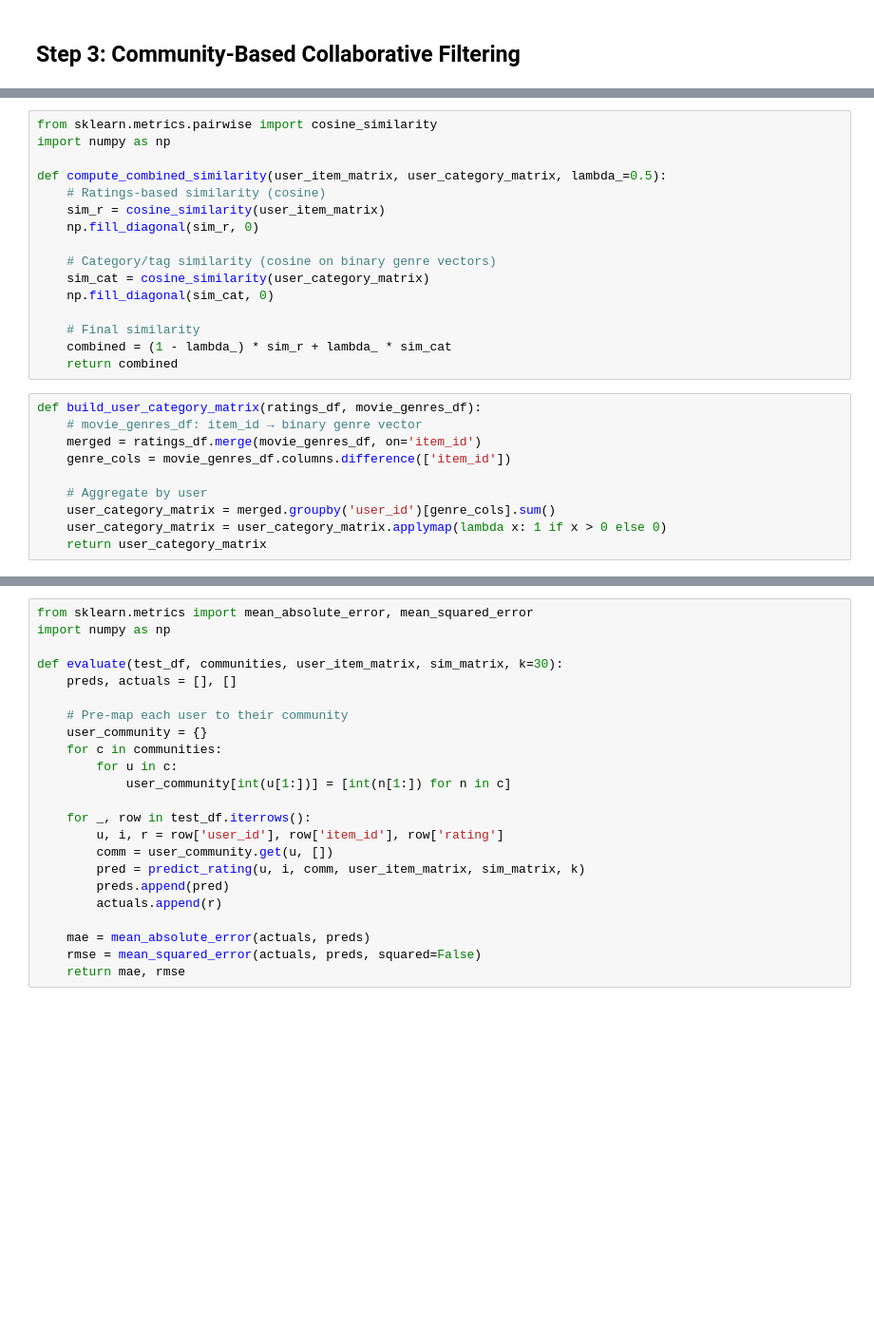
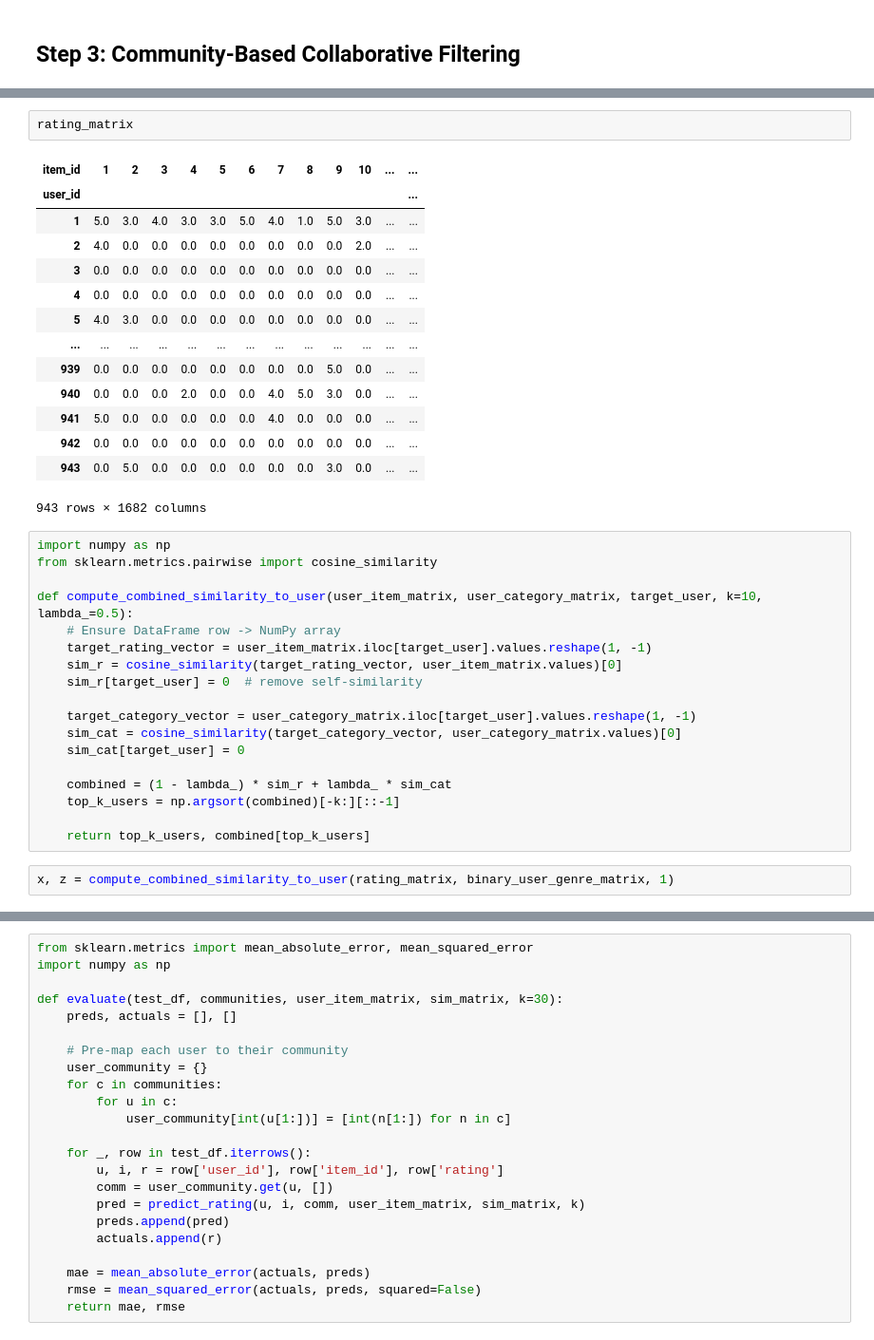
Before and after one commit to MatteoZorzi/RecomenderSystemsProject, a Jupyter notebook: PaperImplementation.ipynb, the cells around one changed output, grey strips where cells are left out. Shown at 95% size. Drawn from its saved outputs; the diff is of its cells as text; blank space fills up the shorter version.

```diff
--- a/PaperImplementation.ipynb
+++ b/PaperImplementation.ipynb
@@ -477,27 +487,38 @@ Community 28: [17, 42, 77, 112, 125, 190, 199, 220, 402, 440, 447, 475, 479, 526
+# %%
+rating_matrix
+# %% [output]
+| item_id | 1 | 2 | 3 | 4 | 5 | 6 | 7 | 8 | 9 | 10 | ... | ... |
+| user_id |  |  |  |  |  |  |  |  |  |  |  | ... |
+| 1 | 5.0 | 3.0 | 4.0 | 3.0 | 3.0 | 5.0 | 4.0 | 1.0 | 5.0 | 3.0 | ... | ... |
+| 2 | 4.0 | 0.0 | 0.0 | 0.0 | 0.0 | 0.0 | 0.0 | 0.0 | 0.0 | 2.0 | ... | ... |
+| 3 | 0.0 | 0.0 | 0.0 | 0.0 | 0.0 | 0.0 | 0.0 | 0.0 | 0.0 | 0.0 | ... | ... |
+| 4 | 0.0 | 0.0 | 0.0 | 0.0 | 0.0 | 0.0 | 0.0 | 0.0 | 0.0 | 0.0 | ... | ... |
+| 5 | 4.0 | 3.0 | 0.0 | 0.0 | 0.0 | 0.0 | 0.0 | 0.0 | 0.0 | 0.0 | ... | ... |
+| ... | ... | ... | ... | ... | ... | ... | ... | ... | ... | ... | ... | ... |
+| 939 | 0.0 | 0.0 | 0.0 | 0.0 | 0.0 | 0.0 | 0.0 | 0.0 | 5.0 | 0.0 | ... | ... |
+| 940 | 0.0 | 0.0 | 0.0 | 2.0 | 0.0 | 0.0 | 4.0 | 5.0 | 3.0 | 0.0 | ... | ... |
+| 941 | 5.0 | 0.0 | 0.0 | 0.0 | 0.0 | 0.0 | 4.0 | 0.0 | 0.0 | 0.0 | ... | ... |
+| 942 | 0.0 | 0.0 | 0.0 | 0.0 | 0.0 | 0.0 | 0.0 | 0.0 | 0.0 | 0.0 | ... | ... |
+| 943 | 0.0 | 5.0 | 0.0 | 0.0 | 0.0 | 0.0 | 0.0 | 0.0 | 3.0 | 0.0 | ... | ... |
+943 rows × 1682 columns
 # %%
+import numpy as np
 from sklearn.metrics.pairwise import cosine_similarity
-import numpy as np
 
-def compute_combined_similarity(user_item_matrix, user_category_matrix, lambda_=0.5):
-    # Ratings-based similarity (cosine)
-    sim_r = cosine_similarity(user_item_matrix)
-    np.fill_diagonal(sim_r, 0)
+def compute_combined_similarity_to_user(user_item_matrix, user_category_matrix, target_user, k=10, lambda_=0.5):
+    # Ensure DataFrame row -> NumPy array
+    target_rating_vector = user_item_matrix.iloc[target_user].values.reshape(1, -1)
+    sim_r = cosine_similarity(target_rating_vector, user_item_matrix.values)[0]
+    sim_r[target_user] = 0  # remove self-similarity
 
-    # Category/tag similarity (cosine on binary genre vectors)
-    sim_cat = cosine_similarity(user_category_matrix)
-    np.fill_diagonal(sim_cat, 0)
+    target_category_vector = user_category_matrix.iloc[target_user].values.reshape(1, -1)
+    sim_cat = cosine_similarity(target_category_vector, user_category_matrix.values)[0]
+    sim_cat[target_user] = 0
 
-    # Final similarity
     combined = (1 - lambda_) * sim_r + lambda_ * sim_cat
-    return combined
+    top_k_users = np.argsort(combined)[-k:][::-1]
+
+    return top_k_users, combined[top_k_users]
-# %%
-def build_user_category_matrix(ratings_df, movie_genres_df):
-    # movie_genres_df: item_id → binary genre vector
-    merged = ratings_df.merge(movie_genres_df, on='item_id')
-    genre_cols = movie_genres_df.columns.difference(['item_id'])
-
-    # Aggregate by user
-    user_category_matrix = merged.groupby('user_id')[genre_cols].sum()
-    user_category_matrix = user_category_matrix.applymap(lambda x: 1 if x > 0 else 0)
-    return user_category_matrix
+# %%
+x, z = compute_combined_similarity_to_user(rating_matrix, binary_user_genre_matrix, 1)
 # %%
```
Also changed, not shown: parts of 4 cells of this notebook, 1 other file.
